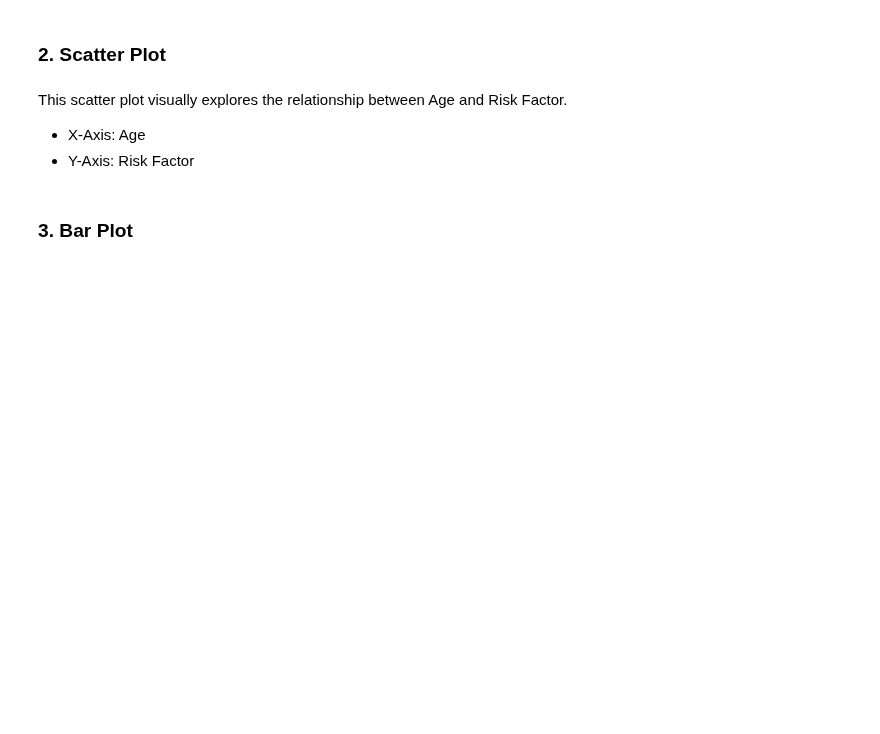
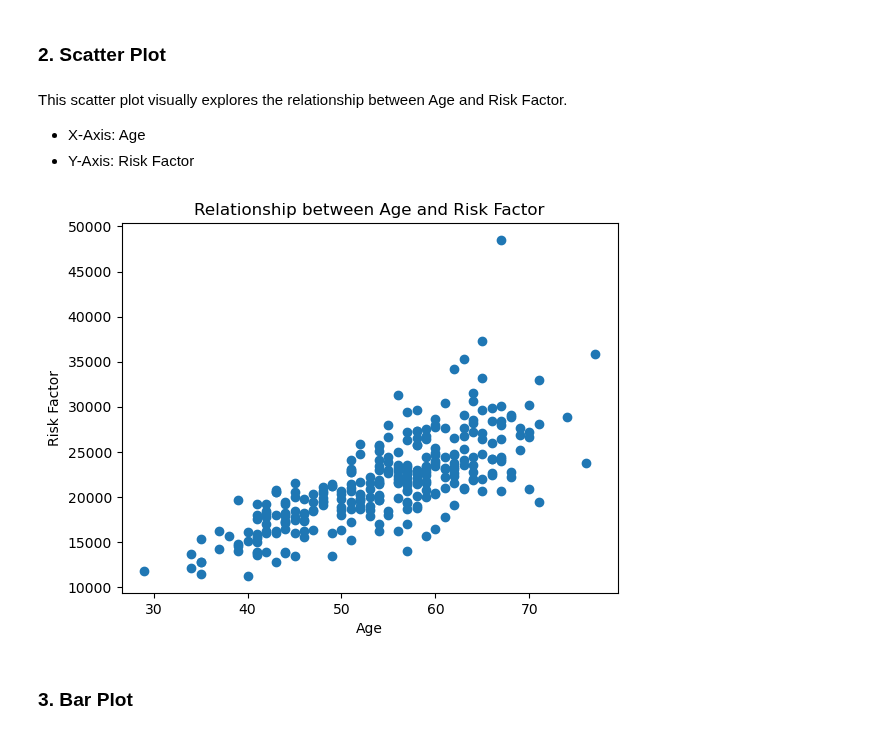
Before and after one commit to TJ-Abbing/Data-Science, a Jupyter notebook: OP-2/assignments/assignment-2/Assignment2.ipynb, the cells around one changed output. Saved outputs shown, nothing was run; the diff lists cells and outputs as text; code cells hidden in the pictures; blank space fills up the shorter version.

```diff
--- a/OP-2/assignments/assignment-2/Assignment2.ipynb
+++ b/OP-2/assignments/assignment-2/Assignment2.ipynb
@@ -289,9 +294,18 @@ This scatter plot visually explores the relationship between Age and Risk Factor
 - X-Axis: Age
 - Y-Axis: Risk Factor
 # %%
-# Scatter plot - Relationship between Age and Risk Factor
+# Scatter plot - Relationship between Age and Risk Factor.
 
-# TODO
+# Plot the scatter plot.
+plt.scatter(df['age'], df['RiskFactor'])
+
+# Set the title and labels.
+plt.xlabel('Age')
+plt.ylabel('Risk Factor')
+plt.title('Relationship between Age and Risk Factor')
+plt.show()
+# %% [output]
+[figure, added]
 # %% [markdown]
 ### 3. Bar Plot
 # %% [markdown]
```
Also changed, not shown: parts of 9 cells of this notebook.
